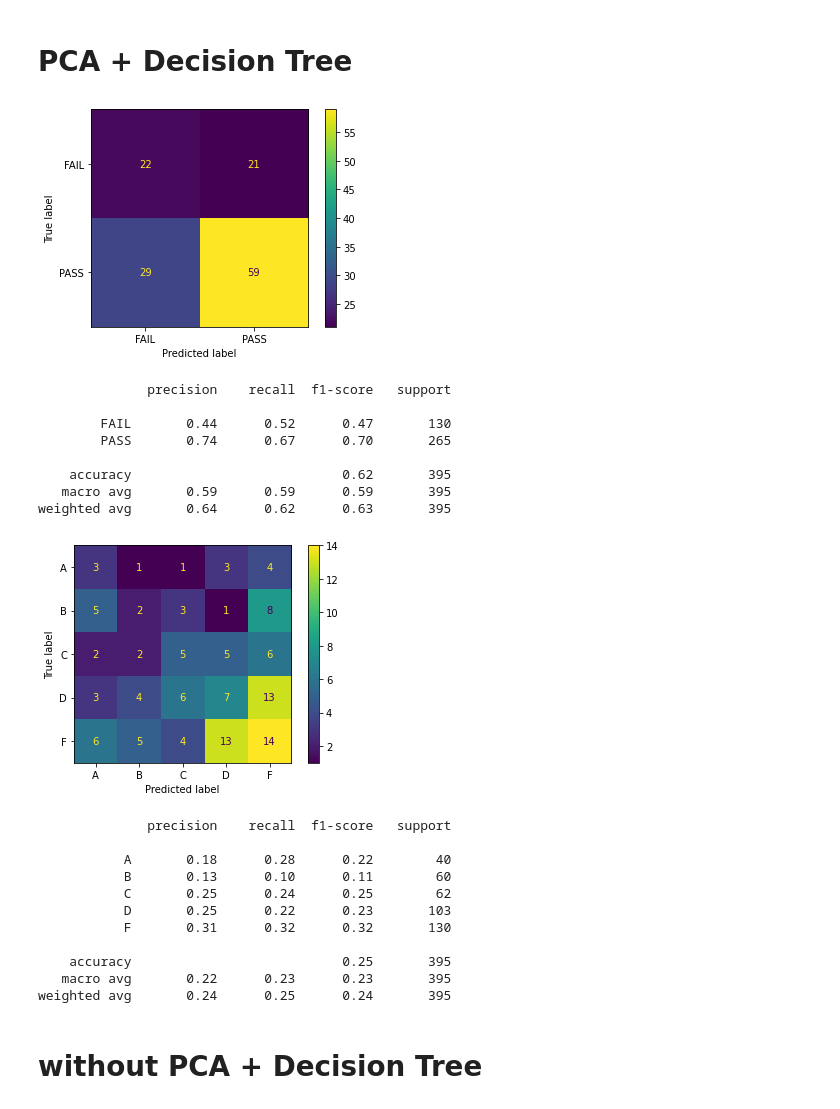
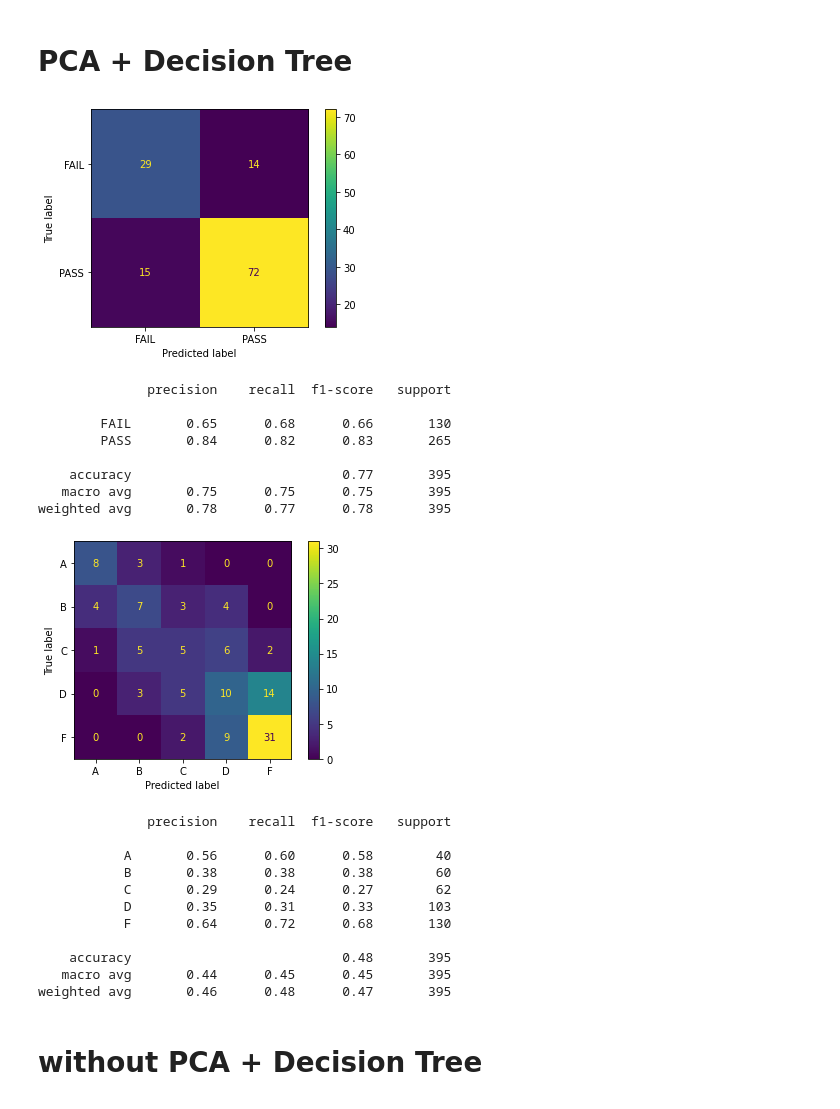
Before and after one commit to banne2266/MachineLearning-NCTU-2021, a Jupyter notebook: HW2/0716325.IPYNB, the cells around one changed output. Drawn from its saved outputs; the diff is of its cells as text; code cells hidden in the pictures.

```diff
--- a/HW2/0716325.IPYNB
+++ b/HW2/0716325.IPYNB
@@ -15,6 +17,7 @@ from sklearn.metrics import ConfusionMatrixDisplay
 import matplotlib.pyplot as plt
 # %%
 x = []
+x_numer = []
 y_binary = []
 y_5_level = []
 first = 0
@@ -25,7 +28,13 @@ with open('student-mat.csv', newline='') as csvfile:
     if first == 0:
         first = 1
         continue
-    x.append(row[:-1])
+
+    x_numer.append([row[2], row[6], row[7], row[12], row[13], row[14]])
+    x_numer[-1].extend(row[23:31])
+    x.append(row[0:2])
+    x[-1].extend(row[3:6])
+    x[-1].extend(row[8:12])
+    x[-1].extend(row[15:23])
 
     G3 = int(row[-1])
     if G3 >= 10:
@@ -43,10 +52,14 @@ with open('student-mat.csv', newline='') as csvfile:
         y_5_level.append('D')
     else:
         y_5_level.append('F')
+#print(x_numer[1])
+#print(x[1])
 #print(len(y_binary), len(y_5_level))
 y_binary = np.array(y_binary)
 y_5_level = np.array(y_5_level)
 
-enc = OneHotEncoder(handle_unknown='ignore')
+enc = OneHotEncoder(handle_unknown='ignore', sparse = False)
 enc.fit(x)
 x = enc.transform(x)
+x = np.append(x, x_numer, axis=1)
+x = np.array(x, dtype=np.float64)
@@ -55,3 +66,5 @@ svd = TruncatedSVD(n_components=150, n_iter=10, random_state=777)
+# %%
+pca = PCA(n_components=40)
 # %% [markdown]
 # PCA + Decision Tree
 # %%
@@ -70,60 +83,60 @@ for train_index, test_index in kf.split(x):
     y_binary_train, y_binary_test = y_binary[train_index], y_binary[test_index]
     y_5_level_train, y_5_level_test = y_5_level[train_index], y_5_level[test_index]
 
-    svd.fit(X_train)
+    pca.fit(X_train)
 
-    X_train = svd.transform(X_train)
-    X_test  = svd.transform(X_test)
+    X_train = pca.transform(X_train)
+    X_test  = pca.transform(X_test)
 
     decision_tree_bin = tree.DecisionTreeClassifier()
     decision_tree_5l  = tree.DecisionTreeClassifier()
 
     decision_tree_bin = decision_tree_bin.fit(X_train, y_binary_train)
     decision_tree_5l  = decision_tree_5l.fit(X_train, y_5_level_train)
 
     y_binary_pred  = decision_tree_bin.predict(X_test)
     y_5_level_pred = decision_tree_5l.predict(X_test)
 
     true_bin_class.extend(y_binary_test)
     true_5l_class.extend(y_5_level_test)
     pred_bin_class.extend(y_binary_pred)
     pred_5l_class.extend(y_5_level_pred)
 
 #binary
 CMbinary_list = confusion_matrix(true_bin_class, pred_bin_class) // 3
 report = classification_report(true_bin_class, pred_bin_class)
 ConfusionMatrixDisplay(confusion_matrix=CMbinary_list, display_labels=decision_tree_bin.classes_).plot()
 plt.show()
 print(report)
 
 #5 level
 CMbinary_list = confusion_matrix(true_5l_class, pred_5l_class) // 3
 report = classification_report(true_5l_class, pred_5l_class)
 ConfusionMatrixDisplay(confusion_matrix=CMbinary_list, display_labels=decision_tree_5l.classes_).plot()
 plt.show()
 print(report)
 # %% [output]
-[figure, old version]
+[figure, new version]
               precision    recall  f1-score   support
 
-        FAIL       0.44      0.52      0.47       130
-        PASS       0.74      0.67      0.70       265
+        FAIL       0.65      0.68      0.66       130
+        PASS       0.84      0.82      0.83       265
 
-    accuracy                           0.62       395
-   macro avg       0.59      0.59      0.59       395
-weighted avg       0.64      0.62      0.63       395
+    accuracy                           0.77       395
+   macro avg       0.75      0.75      0.75       395
+weighted avg       0.78      0.77      0.78       395
-[figure, old version]
+[figure, new version]
               precision    recall  f1-score   support
 
-           A       0.18      0.28      0.22        40
-           B       0.13      0.10      0.11        60
-           C       0.25      0.24      0.25        62
-           D       0.25      0.22      0.23       103
-           F       0.31      0.32      0.32       130
+           A       0.56      0.60      0.58        40
+           B       0.38      0.38      0.38        60
+           C       0.29      0.24      0.27        62
+           D       0.35      0.31      0.33       103
+           F       0.64      0.72      0.68       130
 
-    accuracy                           0.25       395
-   macro avg       0.22      0.23      0.23       395
-weighted avg       0.24      0.25      0.24       395
+    accuracy                           0.48       395
+   macro avg       0.44      0.45      0.45       395
+weighted avg       0.46      0.48      0.47       395
 # %% [markdown]
 # without PCA + Decision Tree
 # %%
```
Also changed, not shown: parts of 19 cells of this notebook, 1 other file.
